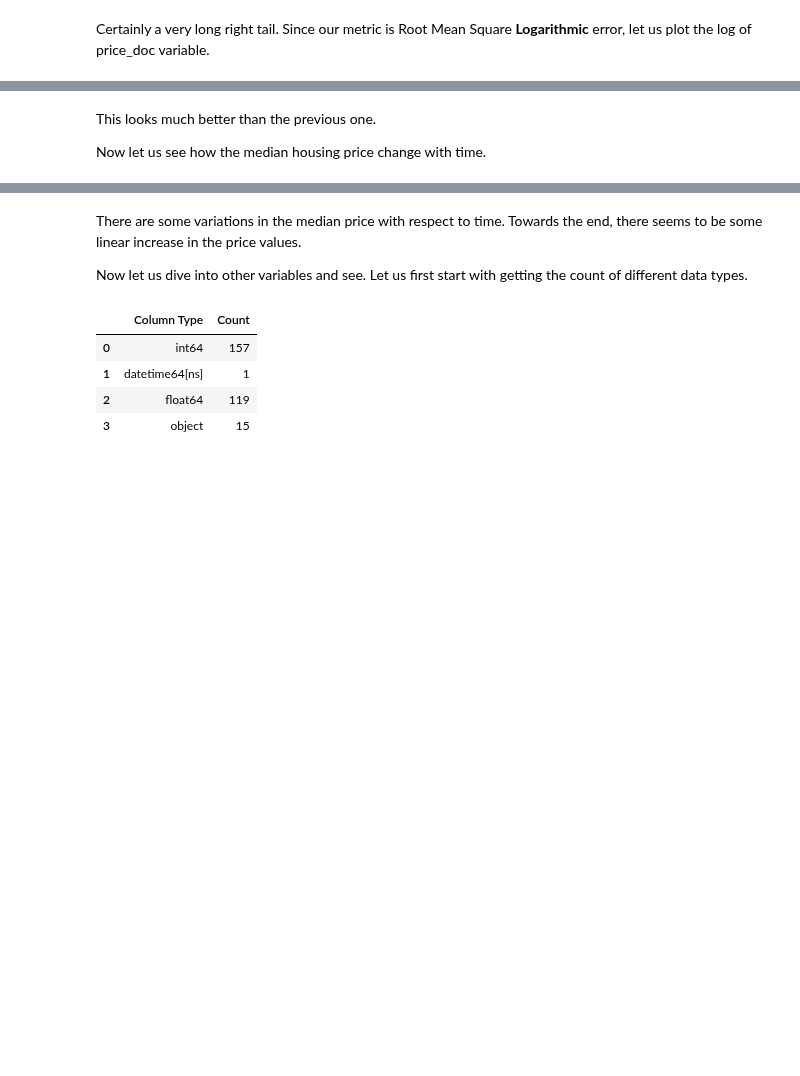
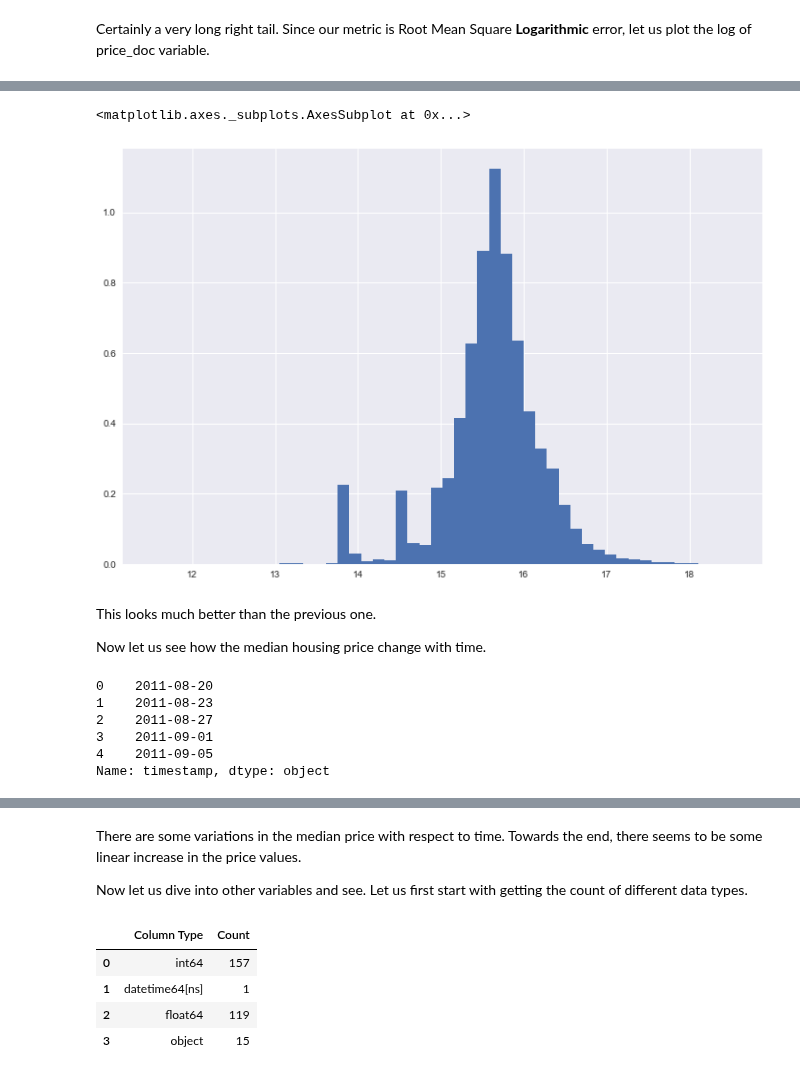
Before and after one commit to JCreeks/SyberbankHousingPrice, a Jupyter notebook: simple_EDA.ipynb, the cells around one changed output, grey strips where cells are left out. Saved outputs shown, nothing was run; the diff lists cells and outputs as text; code cells hidden in the pictures; blank space fills up the shorter version.

```diff
--- a/simple_EDA.ipynb
+++ b/simple_EDA.ipynb
@@ -66,7 +69,21 @@ plt.show()
+# %%
+np.log(train_df['price_doc']).hist(normed=1,bins=50,figsize=(12,8))
+# %% [output]
+<matplotlib.axes._subplots.AxesSubplot at 0x...>
+[figure, added]
 # %% [markdown]
 This looks much better than the previous one.
 
 Now let us see how the median housing price change with time.
+# %%
+train_df['timestamp'].head()
+# %% [output]
+0    2011-08-20
+1    2011-08-23
+2    2011-08-27
+3    2011-09-01
+4    2011-09-05
+Name: timestamp, dtype: object
 # %%
 train_df['yearmonth'] = train_df['timestamp'].apply(lambda x: x[:4]+x[5:7])
 grouped_df = train_df.groupby('yearmonth')['price_doc'].aggregate(np.median).reset_index()
```
Also changed, not shown: parts of 9 cells of this notebook, 9 other files.
